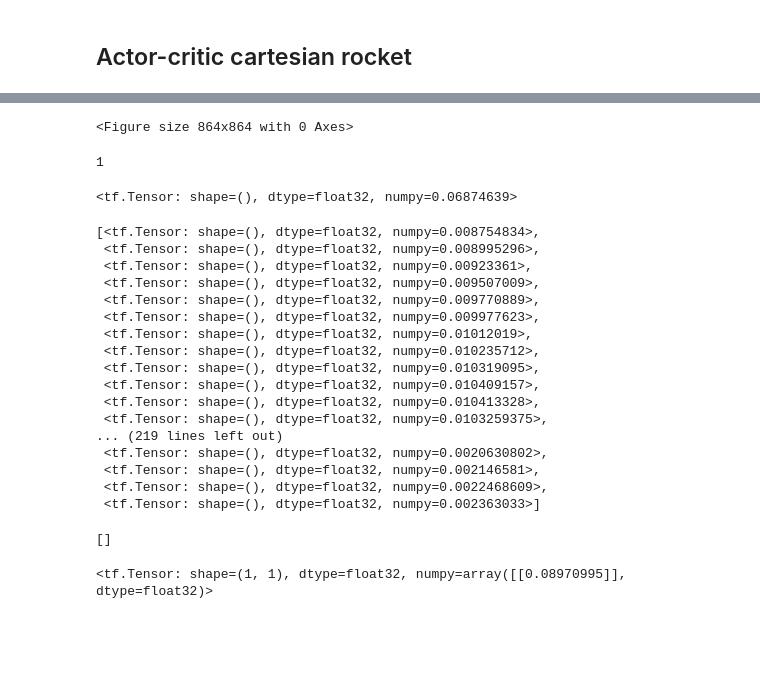
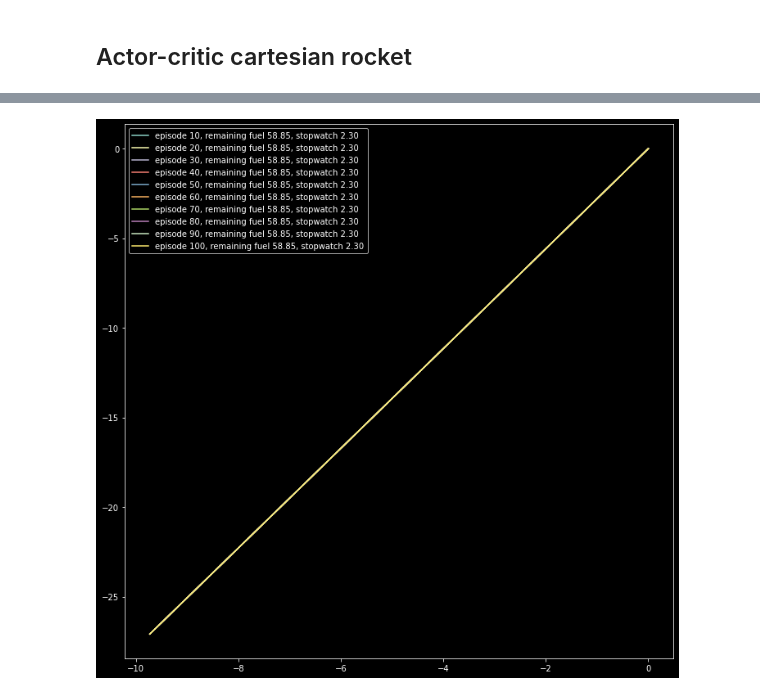
Before and after one commit to dtersegno/cannon, a Jupyter notebook: actor_critic_cartesian_rocket.ipynb, the cells around one changed output, grey strips where cells are left out. Saved outputs shown, nothing was run; the diff lists cells and outputs as text; code cells hidden in the pictures; blank space fills up the shorter version.

```diff
--- a/actor_critic_cartesian_rocket.ipynb
+++ b/actor_critic_cartesian_rocket.ipynb
@@ -15,7 +15,7 @@ class cartesian_rocket:
                  isp = 500.,
                  time_step = 0.1,
                  drag_coef = 0.,
-                 max_fuel_rate = 1.5, # per second
+                 max_fuel_rate = 0.5, # per second
 #                  throttle_rate = 0.1 #increase of fuel use
                  reference_height = 200, #m, for barometric pressure
                  g = 9.81
@@ -70,7 +70,7 @@ class cartesian_rocket:
         self.wet_mass -= fuel_used
         force = direction*self.time_step*self.isp*np.linalg.norm(self.g)*fuel_used
         accel = force / (self.wet_mass + self.dry_mass)
-        self.velocity += accel
+        self.velocity = self.velocity + accel
 
     def apply_drag(self):
         atm = np.exp(-self.position[1]/self.reference_height)
@@ -156,8 +156,8 @@ episode_count = 0
 
 plt.figure(figsize = (12,12))
 
-num_episodes = 1000
-episode_update_period = 50
+num_episodes = 100
+episode_update_period = 10
 
 for epoch in range(num_episodes):
     rkt = cartesian_rocket()
@@ -226,7 +226,7 @@ for epoch in range(num_episodes):
 
         action_probs_history.clear()
         critic_value_history.clear()
-        rewards_history.clear()
+        errors_history.clear()
 
 # plt.xlim(-10, 500)
 # plt.ylim(-10, 500)
@@ -236,37 +245 @@ KeyboardInterrupt:
-<Figure size 864x864 with 0 Axes>
+[figure, added]
-# %%
-action
-# %% [output]
-1
-# %%
-abs_diff
-# %% [output]
-<tf.Tensor: shape=(), dtype=float32, numpy=0.06874639>
-# %%
-critic_losses
-# %% [output]
-[<tf.Tensor: shape=(), dtype=float32, numpy=0.008754834>,
- <tf.Tensor: shape=(), dtype=float32, numpy=0.008995296>,
- <tf.Tensor: shape=(), dtype=float32, numpy=0.00923361>,
- <tf.Tensor: shape=(), dtype=float32, numpy=0.009507009>,
- <tf.Tensor: shape=(), dtype=float32, numpy=0.009770889>,
- <tf.Tensor: shape=(), dtype=float32, numpy=0.009977623>,
- <tf.Tensor: shape=(), dtype=float32, numpy=0.01012019>,
- <tf.Tensor: shape=(), dtype=float32, numpy=0.010235712>,
- <tf.Tensor: shape=(), dtype=float32, numpy=0.010319095>,
- <tf.Tensor: shape=(), dtype=float32, numpy=0.010409157>,
- <tf.Tensor: shape=(), dtype=float32, numpy=0.010413328>,
- <tf.Tensor: shape=(), dtype=float32, numpy=0.0103259375>,
-... (219 lines left out)
- <tf.Tensor: shape=(), dtype=float32, numpy=0.0020630802>,
- <tf.Tensor: shape=(), dtype=float32, numpy=0.002146581>,
- <tf.Tensor: shape=(), dtype=float32, numpy=0.0022468609>,
- <tf.Tensor: shape=(), dtype=float32, numpy=0.002363033>]
-# %%
-critic_value_history
-# %% [output]
-[]
-# %%
-critic_value
-# %% [output]
-<tf.Tensor: shape=(1, 1), dtype=float32, numpy=array([[0.08970995]], dtype=float32)>
```
Also changed, not shown: parts of 2 cells of this notebook.
